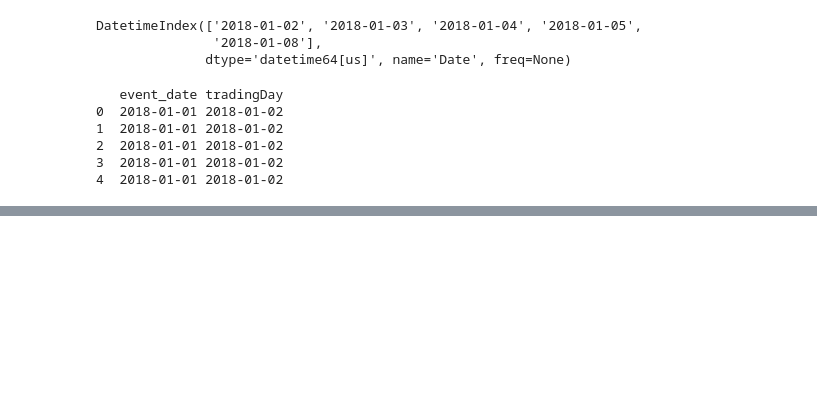
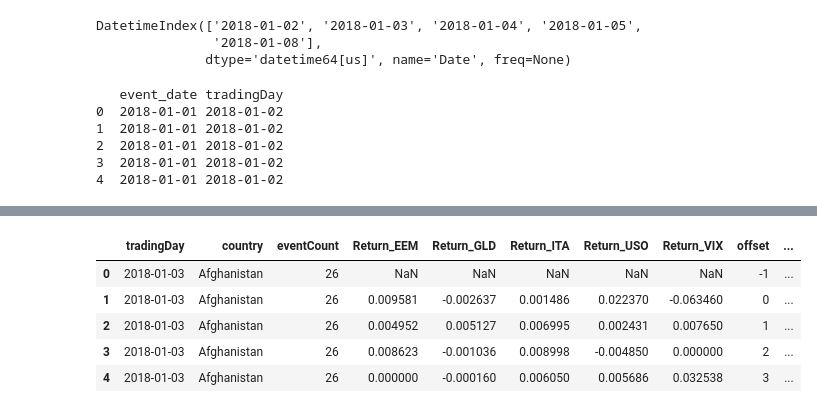
Before and after one commit to rcuhl35/GEO-RISK-ENGINE, a Jupyter notebook: notebooks/BTL_Modeling_01.ipynb, the cells around one changed output, grey strips where cells are left out. Cells and saved outputs as stored; diff of their text form; code cells hidden in the pictures; blank space fills up the shorter version.

```diff
--- a/notebooks/BTL_Modeling_01.ipynb
+++ b/notebooks/BTL_Modeling_01.ipynb
@@ -326,0 +409,4 @@ print(regionalACLEDFiltered[['event_date', 'tradingDay']].head())
+# %%
+alignedCountryData = dailyCountryCounts.merge(marketWindows, on='tradingDay', how='inner')
+print(alignedCountryData.shape)
+print(alignedCountryData.head())
@@ -326,0 +431,7 @@ print(regionalACLEDFiltered[['event_date', 'tradingDay']].head())
+# %%
+closeCols = ['Close_EEM', 'Close_GLD', 'Close_ITA', 'Close_USO', 'Close_VIX']
+
+alignedCountryData = alignedCountryData.drop(columns=closeCols)
+
+print(alignedCountryData.shape)
+print(alignedCountryData.head())
@@ -326,0 +459,4 @@ print(regionalACLEDFiltered[['event_date', 'tradingDay']].head())
+# %%
+countryRegionMap = regionalACLEDFiltered[['country', 'region']].drop_duplicates()
+print(countryRegionMap.shape)
+print(countryRegionMap.head())
@@ -326,0 +471,6 @@ print(regionalACLEDFiltered[['event_date', 'tradingDay']].head())
+# %%
+alignedCountryData = alignedCountryData.merge(countryRegionMap, on='country', how='left')
+
+print(alignedCountryData.shape)
+print(alignedCountryData.head())
+print(alignedCountryData['region'].isna().sum())
@@ -326,0 +493,9 @@ print(regionalACLEDFiltered[['event_date', 'tradingDay']].head())
+# %%
+alignedCountryData.head()
+# %% [output]
+|  | tradingDay | country | eventCount | Return_EEM | Return_GLD | Return_ITA | Return_USO | Return_VIX | offset | ... |
+| 0 | 2018-01-03 | Afghanistan | 26 | NaN | NaN | NaN | NaN | NaN | -1 | ... |
+| 1 | 2018-01-03 | Afghanistan | 26 | 0.009581 | -0.002637 | 0.001486 | 0.022370 | -0.063460 | 0 | ... |
+| 2 | 2018-01-03 | Afghanistan | 26 | 0.004952 | 0.005127 | 0.006995 | 0.002431 | 0.007650 | 1 | ... |
+| 3 | 2018-01-03 | Afghanistan | 26 | 0.008623 | -0.001036 | 0.008998 | -0.004850 | 0.000000 | 2 | ... |
+| 4 | 2018-01-03 | Afghanistan | 26 | 0.000000 | -0.000160 | 0.006050 | 0.005686 | 0.032538 | 3 | ... |
```
Also changed, not shown: parts of 27 cells of this notebook, 2 other files.
